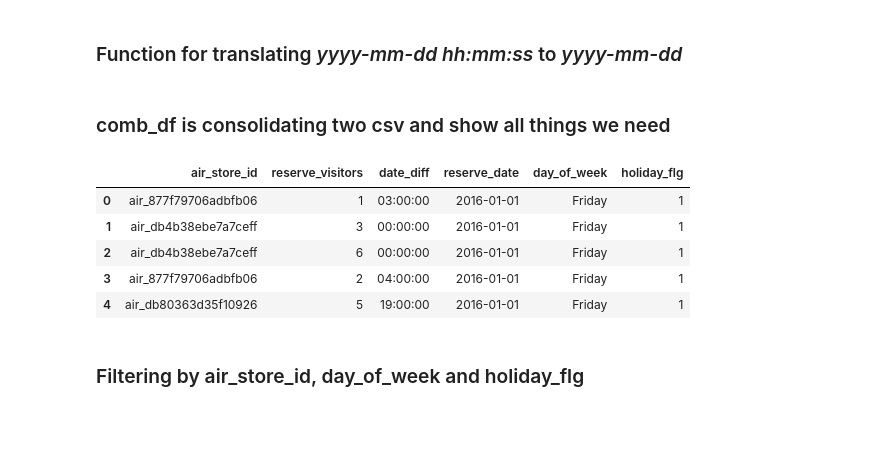
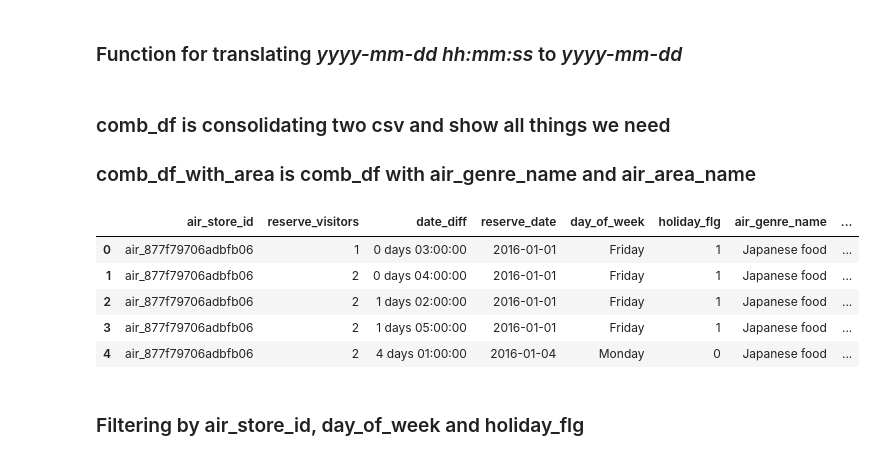
Before and after one commit to kit012/restaurant_prediction, a Jupyter notebook: REVISED Recruit Restaurant Visitor Forecasting.ipynb, the cells around one changed output. Drawn from its saved outputs; the diff is of its cells as text; code cells hidden in the pictures; blank space fills up the shorter version.

```diff
--- a/REVISED Recruit Restaurant Visitor Forecasting.ipynb
+++ b/REVISED Recruit Restaurant Visitor Forecasting.ipynb
@@ -98,26 +98,34 @@ def toDate(date):
     return str(datetime.strptime(date, '%Y-%m-%d %H:%M:%S').date())
 # %% [markdown]
 ### comb_df is consolidating two csv and show all things we need
+### comb_df_with_area is comb_df with air_genre_name and air_area_name
 # %%
 date_diff_col = data_air_reserve['visit_datetime'].apply(toDay) - data_air_reserve['reserve_datetime'].apply(toDay)
 reserve_date_col = data_air_reserve['reserve_datetime'].apply(toDate)
 
 df5 = data_air_reserve.assign(date_diff = pd.Series(date_diff_col, index=data_air_visit_data.index))
 df5 = df5.assign(reserve_date = pd.Series(reserve_date_col, index=data_air_visit_data.index))
 
 comb_df = pd.merge(df5, data_date_info, left_on='reserve_date', right_on='calendar_date')
 comb_df = comb_df.drop('calendar_date', 1)
 comb_df = comb_df.drop('visit_datetime', 1)
 comb_df = comb_df.drop('reserve_datetime', 1)
 
-comb_df.head()
+# comb_df.head()
+
+comb_df_with_area = pd.merge(comb_df, data_air_store_info, on='air_store_id')
+
+comb_df_with_area = comb_df_with_area.drop('latitude', 1)
+comb_df_with_area = comb_df_with_area.drop('longitude', 1)
+
+comb_df_with_area.head()
 # %% [output]
-|  | air_store_id | reserve_visitors | date_diff | reserve_date | day_of_week | holiday_flg |
-| 0 | air_877f79706adbfb06 | 1 | 03:00:00 | 2016-01-01 | Friday | 1 |
-| 1 | air_db4b38ebe7a7ceff | 3 | 00:00:00 | 2016-01-01 | Friday | 1 |
-| 2 | air_db4b38ebe7a7ceff | 6 | 00:00:00 | 2016-01-01 | Friday | 1 |
-| 3 | air_877f79706adbfb06 | 2 | 04:00:00 | 2016-01-01 | Friday | 1 |
-| 4 | air_db80363d35f10926 | 5 | 19:00:00 | 2016-01-01 | Friday | 1 |
+|  | air_store_id | reserve_visitors | date_diff | reserve_date | day_of_week | holiday_flg | air_genre_name | ... |
+| 0 | air_877f79706adbfb06 | 1 | 0 days 03:00:00 | 2016-01-01 | Friday | 1 | Japanese food | ... |
+| 1 | air_877f79706adbfb06 | 2 | 0 days 04:00:00 | 2016-01-01 | Friday | 1 | Japanese food | ... |
+| 2 | air_877f79706adbfb06 | 2 | 1 days 02:00:00 | 2016-01-01 | Friday | 1 | Japanese food | ... |
+| 3 | air_877f79706adbfb06 | 2 | 1 days 05:00:00 | 2016-01-01 | Friday | 1 | Japanese food | ... |
+| 4 | air_877f79706adbfb06 | 2 | 4 days 01:00:00 | 2016-01-04 | Monday | 0 | Japanese food | ... |
 # %% [markdown]
 ### Filtering by air_store_id, day_of_week and holiday_flg
 # %%
```
Also changed, not shown: parts of 8 cells of this notebook.
